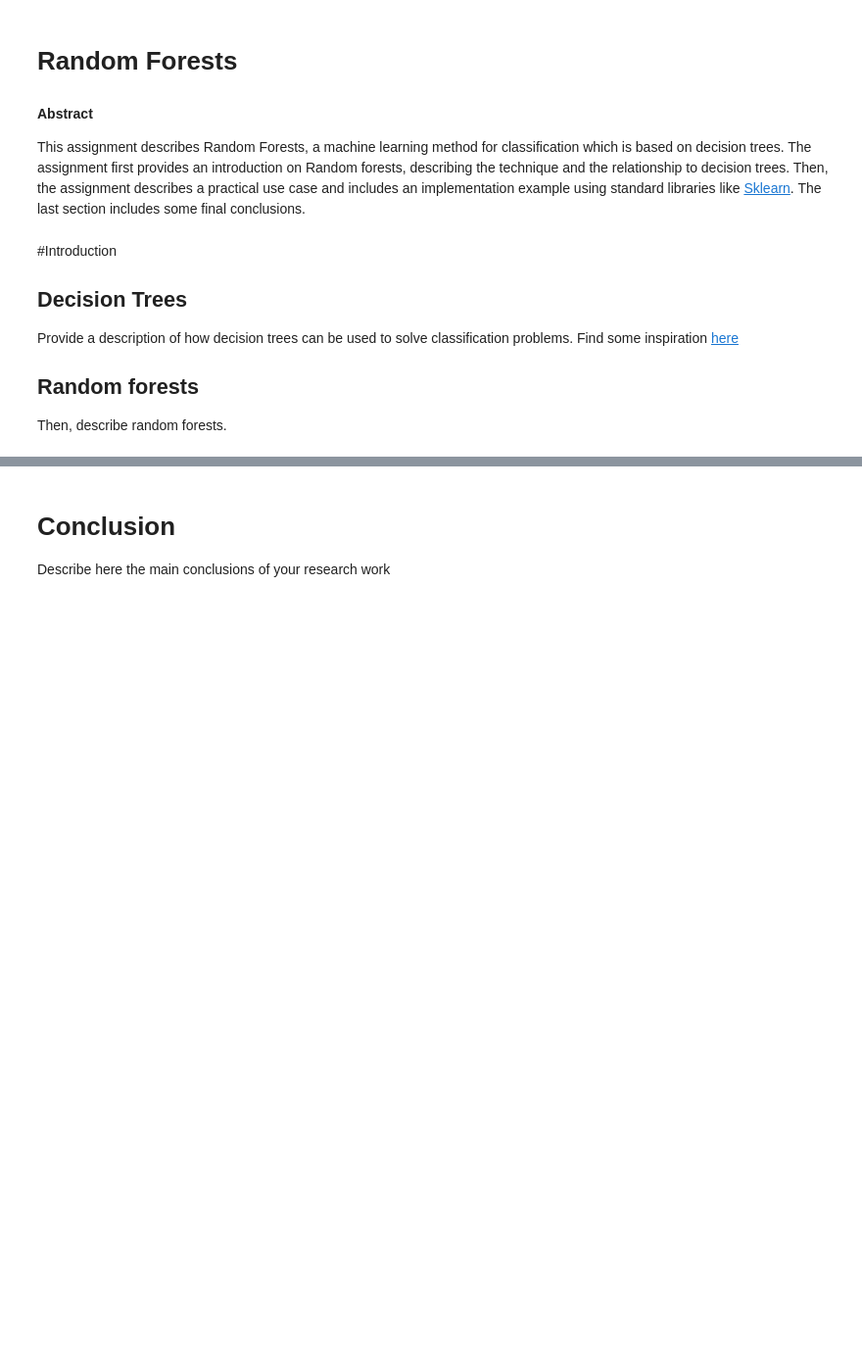
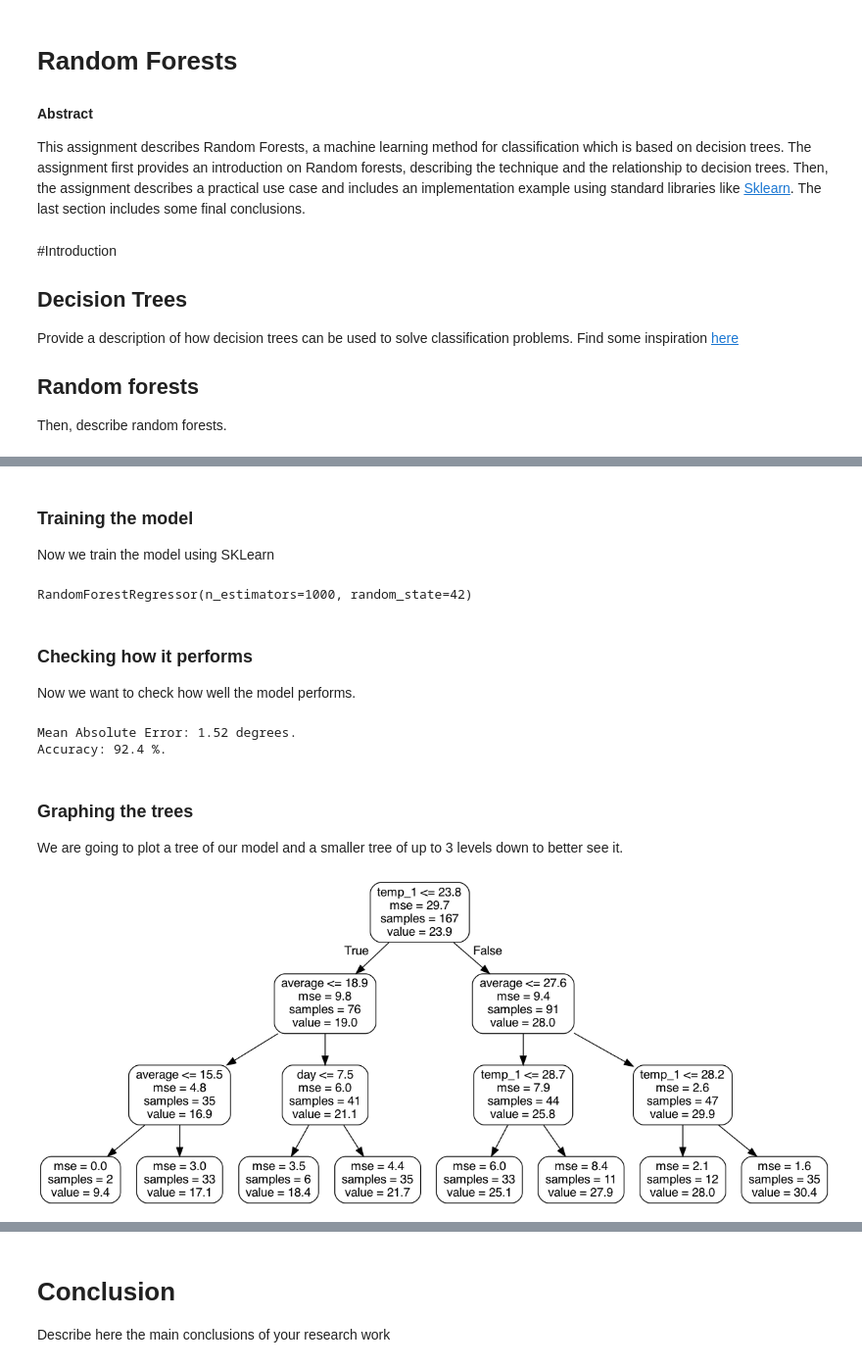
Before and after one commit to carolinagrcstvn/RFA_OR, a Jupyter notebook: RFA.ipynb, the cells around one changed output, grey strips where cells are left out. Shown at 98% size. Saved outputs shown, nothing was run; the diff lists cells and outputs as text; code cells hidden in the pictures; blank space fills up the shorter version.

```diff
--- a/RFA.ipynb
+++ b/RFA.ipynb
@@ -18,0 +58,3 @@ Add code cells to show an implementation example using Python.
+# %%
+features_2020 = pd.get_dummies(features_2020)
+features_2020.head(7)
@@ -18,0 +73,5 @@ Add code cells to show an implementation example using Python.
+# %%
+labels = np.array(features_2020['actual'])
+features_2020 = features_2020.drop('actual', axis = 1)
+feature_list = list(features_2020.columns)
+features_2020 = np.array(features_2020)
@@ -18,0 +82,6 @@ Add code cells to show an implementation example using Python.
+# %%
+train_features, test_features, train_labels, test_labels = train_test_split(features_2020, labels, test_size = 0.25, random_state = 42)
+print('Training Features Shape:', train_features.shape)
+print('Training Labels Shape:', train_labels.shape)
+print('Testing Features Shape:', test_features.shape)
+print('Testing Labels Shape:', test_labels.shape)
@@ -18,0 +102,43 @@ Add code cells to show an implementation example using Python.
+# %% [markdown]
+### Training the model
+Now we train the model using SKLearn
+# %%
+rf = RandomForestRegressor(n_estimators = 1000, random_state = 42)
+rf.fit(train_features, train_labels)
+# %% [output]
+RandomForestRegressor(n_estimators=1000, random_state=42)
+# %% [markdown]
+### Checking how it performs
+Now we want to check how well the model performs.
+# %%
+predictions = rf.predict(test_features)
+errors = abs(predictions - test_labels)
+print('Mean Absolute Error:', round(np.mean(errors), 2), 'degrees.')
+mape = 100 * (errors / test_labels)
+accuracy = 100 - np.mean(mape)
+print('Accuracy:', round(accuracy, 2), '%.')
+# %% [output]
+Mean Absolute Error: 1.52 degrees.
+Accuracy: 92.4 %.
+# %% [markdown]
+### Graphing the trees
+We are going to plot a tree of our model and a smaller tree of up to 3 levels down to better see it.
+# %%
+tree = rf.estimators_[5]
+tree = rf.estimators_[5]
+export_graphviz(tree, out_file='tree.dot', feature_names=feature_list, rounded=True, precision=1)
+(graph, ) = pydot.graph_from_dot_file('tree.dot')
+graph.write_png('tree.png')
+Image(filename='tree.png')
+
+# Graph a smaller tree
+
+rf_small = RandomForestRegressor(n_estimators=10, max_depth = 3)
+rf_small.fit(train_features, train_labels)
+tree_small = rf_small.estimators_[5]
+export_graphviz(tree_small, out_file = 'small_tree.dot', feature_names = feature_list, rounded = True, precision = 1)
+(graph, ) = pydot.graph_from_dot_file('small_tree.dot')
+graph.write_png('small_tree.png')
+Image(filename='small_tree.png')
+# %% [output]
+[figure, added]
```
Also changed, not shown: parts of 16 cells of this notebook, 8 other files.
